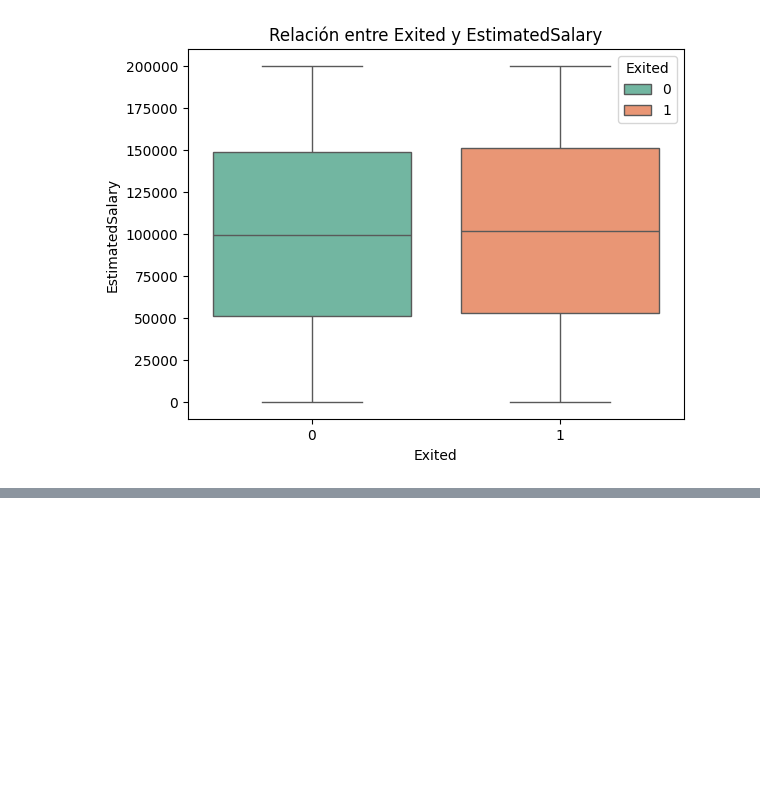
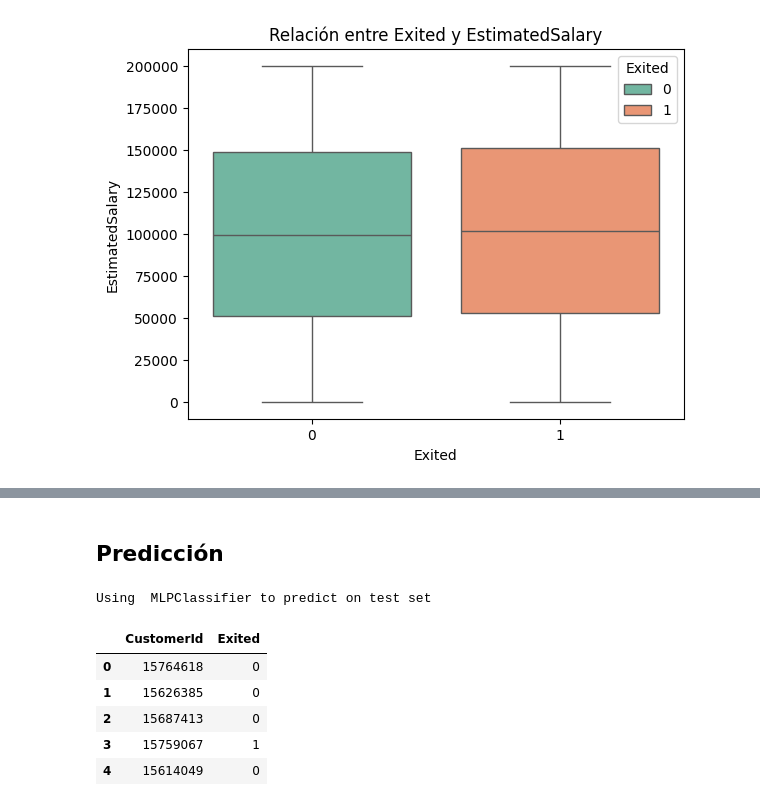
Before and after one commit to Pacatro/client_retention, a Jupyter notebook: client_retention.ipynb, the cells around one changed output, grey strips where cells are left out. Saved outputs shown, nothing was run; the diff lists cells and outputs as text; code cells hidden in the pictures; blank space fills up the shorter version.

Commit message:
Add model evaluation

```diff
--- a/client_retention.ipynb
+++ b/client_retention.ipynb
@@ -24,7 +43,9 @@ import seaborn as sns
 
 En este sección es dónde se definen los parámetros globales para el proyecto.
 # %%
-TARGET = 'Exited'  # Variable objetivo
+TARGET = "Exited"  # Variable objetivo
+RANDOM_STATE = 42  # Semilla para reproducibilidad
+MAX_ITER = 2000  # Iteraciones máximas para modelos que lo requieran
 # %% [markdown]
 ## Exploración
 
@@ -216,0 +245,10 @@ dtype: int64
+# %%
+# Características numéricas
+num_feats = train_df.select_dtypes(include=[np.number]).columns.tolist()
+num_feats = [col for col in num_feats if col not in ["CustomerId", "Exited"]]
+print(f"Características numéricas: {num_feats}")
+
+# Características categóricas
+cat_feats = train_df.select_dtypes(include=[np.object_, "category"]).columns.tolist()
+cat_feats = [col for col in cat_feats if col not in ["Surname"]]
+print(f"Características categóricas: {cat_feats}")
@@ -216,0 +258,21 @@ dtype: int64
+# %%
+# Preprocesamiento para variables numéricas
+num_pipeline = Pipeline(
+    steps=[("imputer", SimpleImputer(strategy="median")), ("scaler", StandardScaler())]
+)
+# Preprocesamiento para variables categóricas-
+cat_pipeline = Pipeline(
+    steps=[
+        ("imputer", SimpleImputer(strategy="most_frequent")),
+        ("onehot", OneHotEncoder(handle_unknown="ignore")),
+    ]
+)
+
+preprocessor = ColumnTransformer(
+    transformers=[
+        ("num", num_pipeline, num_feats),
+        ("cat", cat_pipeline, cat_feats),
+    ]
+)
+
+preprocessor
@@ -220,0 +408,18 @@ dtype: int64
+# %% [markdown]
+## Predicción
+# %%
+print(f"Using  {best_model[-1].__class__.__name__} to predict on test set")
+best_model.fit(X, y)
+preds = best_model.predict(test_df.drop(columns=["CustomerId", "Surname"], axis=1))
+results_df = pd.DataFrame()
+results_df["CustomerId"] = test_df["CustomerId"]
+results_df["Exited"] = preds
+results_df.head()
+# %% [output]
+Using  MLPClassifier to predict on test set
+|  | CustomerId | Exited |
+| 0 | 15764618 | 0 |
+| 1 | 15626385 | 0 |
+| 2 | 15687413 | 0 |
+| 3 | 15759067 | 1 |
+| 4 | 15614049 | 0 |
```
Also changed, not shown: parts of 16 cells of this notebook, 2 other files.
